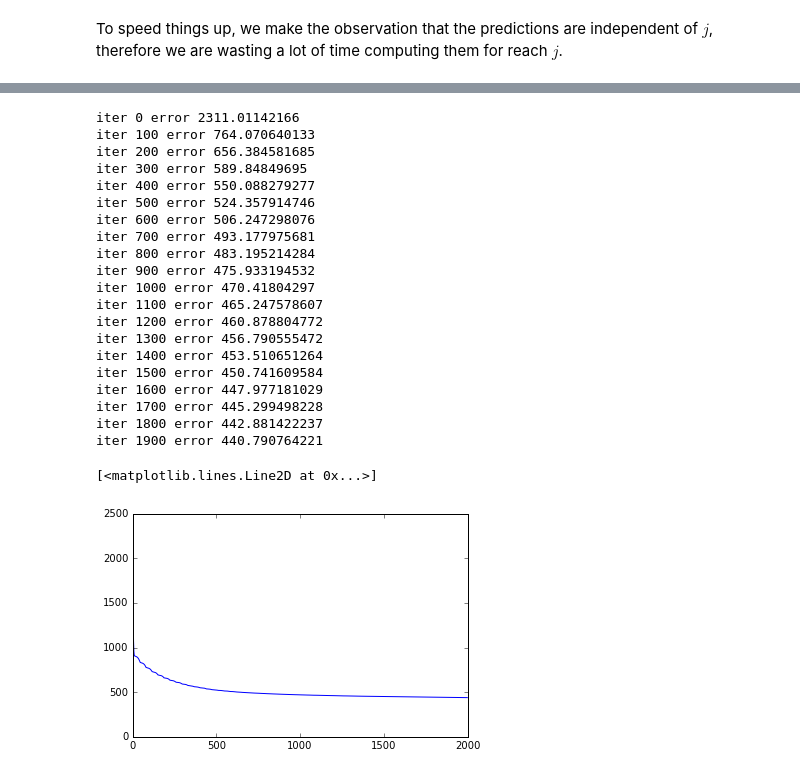
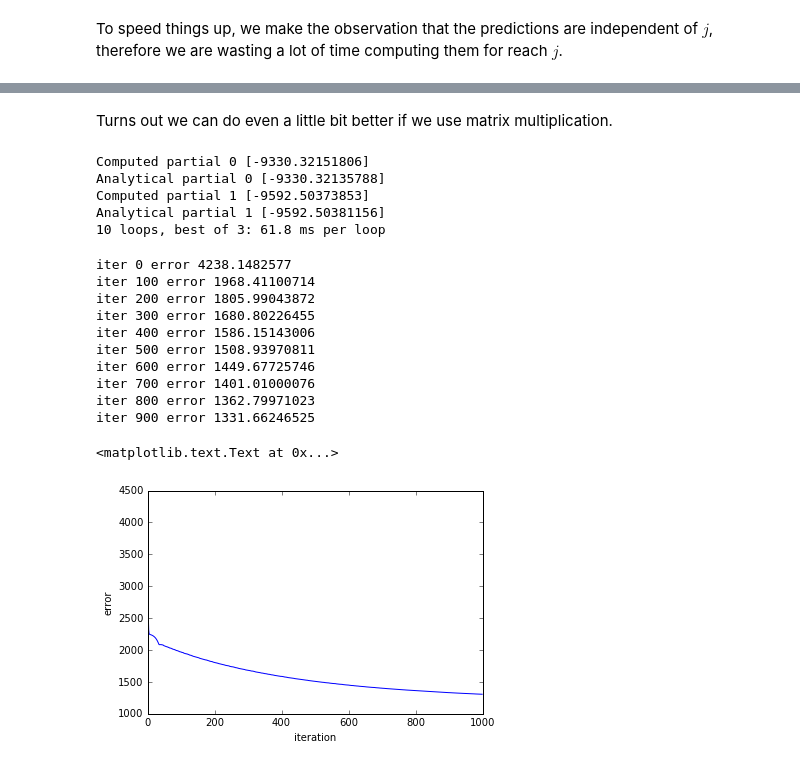
Before and after one commit to paulruvolo/DataScience16, a Jupyter notebook: inclass/day04/bottom_up_machine_learning_solution.ipynb, the cells around one changed output, grey strips where cells are left out. Cells and saved outputs as stored; diff of their text form; code cells hidden in the pictures.

```diff
--- a/inclass/day04/bottom_up_machine_learning_solution.ipynb
+++ b/inclass/day04/bottom_up_machine_learning_solution.ipynb
@@ -43,11 +43,11 @@ def error(w, x, y):
         x and y that are implicit inputs to the our function e
         passed as additional inputs to the Python function error
     """
-    return np.sum([(y[i] - w*x[i])**2 for i in range(len(x))])
+    return np.sum([(y[i] - w*x[i,0])**2 for i in range(len(x))])
 
 ws = np.arange(0,100,1)
 plt.plot(ws, [error(w,x,y) for w in ws])
 plt.xlabel("w (slope)")
 plt.ylabel("Sum of squared residuals")
-plt.show
+plt.show()
 # %% [output]
@@ -73,7 +72,7 @@ Next, create a function called `error_grad` that computes the derivative of `err
 def error_grad(w, x, y):
     """ Computes the derivative of the error with respect to
         the slope w"""
-    return np.sum([2*(y[i] - w*x[i])*(-x[i]) for i in range(len(x))])
+    return np.sum([2*(y[i] - w*x[i,0])*(-x[i,0]) for i in range(len(x))])
 
 w_0 = 2
 estimate = error_grad(w_0, x, y)
@@ -228,51 +225,74 @@ print grad_error_multi(w, X, y)[0:2]
+# %% [markdown]
+Turns out we can do even a little bit better if we use matrix multiplication.
+# %%
+def grad_error_multi(w, X, y):
+    grad = np.zeros(w.shape)
+    res = X.dot(w) - y
+    grad = 2*res.T.dot(X).T
+    return grad
+e_0 = np.zeros(w.shape)
+e_0[0] = 10**-8
+
+print "Computed partial 0", (error_multi(w+e_0, X, y) - error_multi(w, X, y))/e_0[0]
+print "Analytical partial 0", grad_error_multi(w, X, y)[0]
+
+e_1 = np.zeros(w.shape)
+e_1[1] = 10**-8
+
+print "Computed partial 1", (error_multi(w+e_1, X, y) - error_multi(w, X, y))/e_1[1]
+print "Analytical partial 1", grad_error_multi(w, X, y)[1]
+%timeit grad_error_multi(w, X, y)
+# %% [output]
+Computed partial 0 [-9330.32151806]
+Analytical partial 0 [-9330.32135788]
+Computed partial 1 [-9592.50373853]
+Analytical partial 1 [-9592.50381156]
+10 loops, best of 3: 61.8 ms per loop
 # %%
 def gradient_descent_multi(w, x, y, alpha, iters):
     errors = np.zeros((iters,1))
     last_error = error_multi(w, x, y)
     all_ws = []
 
     for i in range(iters):
         all_ws.append(w)
         grad = grad_error_multi(w, x, y)
         w_proposed = w - alpha*grad
         error_proposed = error_multi(w_proposed, x, y)
         if error_proposed < last_error:
             last_error = error_proposed
             w = w_proposed
             alpha *= 1.1
         else:
-            alpha *= 0.2
+            alpha *= 0.8
         if i % 100 == 0:
             print "iter", i, "error", last_error
         errors[i] = last_error
     return w, errors, all_ws
 
 from sklearn.cross_validation import train_test_split
 
-X_train, X_test, y_train, y_test = train_test_split(X, y, train_size=.2)
+X_train, X_test, y_train, y_test = train_test_split(X, y, train_size=.5)
 
-w_f, errors, all_ws = gradient_descent_multi(w, X_train, y_train, 10**-7, 2000)
+w = np.zeros(w.shape)
+w_f, errors, all_ws = gradient_descent_multi(w,
+                                             X_train,
+                                             y_train,
+                                             10**-7,
+                                             1000)
 plt.plot(errors)
+plt.xlabel('iteration')
+plt.ylabel('error')
 # %% [output]
-iter 0 error 2311.01142166
-iter 100 error 764.070640133
-iter 200 error 656.384581685
-iter 300 error 589.84849695
-iter 400 error 550.088279277
-iter 500 error 524.357914746
-iter 600 error 506.247298076
-iter 700 error 493.177975681
-iter 800 error 483.195214284
-iter 900 error 475.933194532
-iter 1000 error 470.41804297
-iter 1100 error 465.247578607
-iter 1200 error 460.878804772
-iter 1300 error 456.790555472
-iter 1400 error 453.510651264
-iter 1500 error 450.741609584
-iter 1600 error 447.977181029
-iter 1700 error 445.299498228
-iter 1800 error 442.881422237
-iter 1900 error 440.790764221
+iter 0 error 4238.1482577
+iter 100 error 1968.41100714
+iter 200 error 1805.99043872
+iter 300 error 1680.80226455
+iter 400 error 1586.15143006
+iter 500 error 1508.93970811
+iter 600 error 1449.67725746
+iter 700 error 1401.01000076
+iter 800 error 1362.79971023
+iter 900 error 1331.66246525
-[<matplotlib.lines.Line2D at 0x...>]
+<matplotlib.text.Text at 0x...>
-[figure, old version]
+[figure, new version]
```
Also changed, not shown: parts of 14 cells of this notebook.
